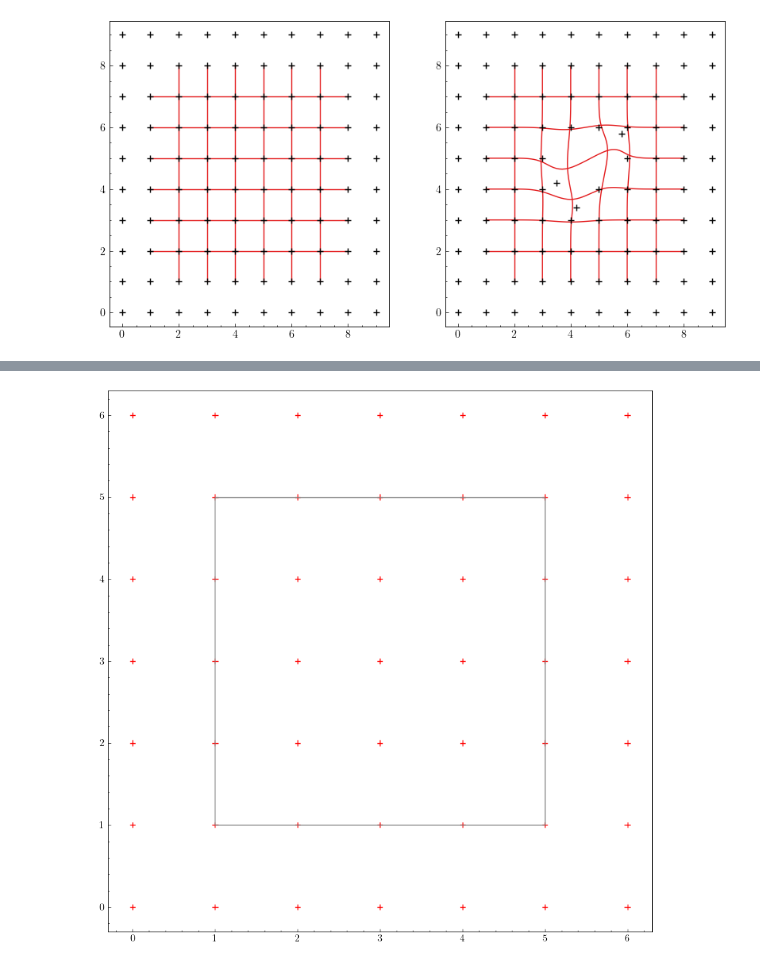
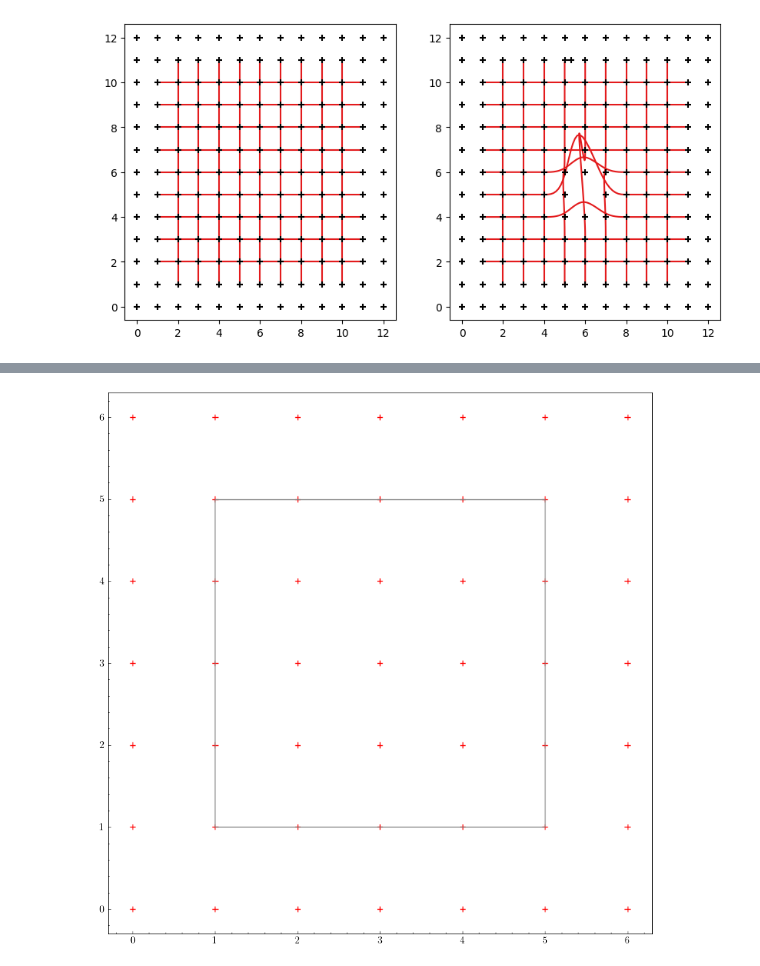
Before and after one commit to joasiee/elastix, a Jupyter notebook: experiments/notebooks/bsplines.ipynb, the cells around one changed output, grey strips where cells are left out. Saved outputs shown, nothing was run; the diff lists cells and outputs as text; code cells hidden in the pictures.

Commit message:
cpoint debugging

```diff
--- a/experiments/notebooks/bsplines.ipynb
+++ b/experiments/notebooks/bsplines.ipynb
@@ -96,41 +132,15 @@ def generate_grid(n: int, r=False):
-# %%
-fig, axes = plt.subplots(1,2, figsize=(10,5))
-
-grid_size = 10
-c = generate_grid(grid_size, False)
-
-def plot_patch(ax, c):
-  cpoints_x = [p.x for p in c.flatten()]
-  cpoints_y = [p.y for p in c.flatten()]
-  ax.scatter(cpoints_x, cpoints_y, c='black', marker='+', zorder=100)
-
-  axis_vals = np.linspace(0, grid_size, 100)
-
-  for x in range(2, grid_size-1):
-    p1 = []
-    p2 = []
-    for y in axis_vals:
-      p1.append(cubic_bspline_patch(x, y, c))
-      p2.append(cubic_bspline_patch(y, x, c))
-
-    p1 = np.array(p1)
-    p2 = np.array(p2)
-    p1_x = [p.x for p in p1.flatten()[p1 != np.array(None)]]
-    p1_y = [p.y for p in p1.flatten()[p1 != np.array(None)]]
-    p2_x = [p.x for p in p2.flatten()[p2 != np.array(None)]]
-    p2_y = [p.y for p in p2.flatten()[p2 != np.array(None)]]
-
-    ax.plot(p1_x, p1_y, c=cmap[5], linestyle='-')
-    ax.plot(p2_x, p2_y, c=cmap[5], linestyle='-')
-
-plot_patch(axes[0], c)
-
-c[5][5] += Point(0.8, 0.8)
-c[4][5] += Point(-0.5, -0.8)
-c[4][4] += Point(0.2, -0.6)
-
-plot_patch(axes[1], c)
-
-plt.savefig(IMG_DIR / "bspline_patches.pgf", dpi=300, bbox_inches='tight')
-# %% [output]
-[figure, removed]
+# %%
+fig, axes = plt.subplots(1,2, figsize=(10,5))
+
+grid_size = 13
+c = generate_grid(grid_size, False)
+
+plot_patch(c, ax=axes[0])
+
+c[6][5] = Point(16/3, 33/3)
+
+plot_patch(c, ax=axes[1])
+
+# plt.savefig(IMG_DIR / "bspline_patches.pgf", dpi=300, bbox_inches='tight')
+# %% [output]
+[figure, added]
```
Also changed, not shown: parts of 2 cells of this notebook, 4 other files.
